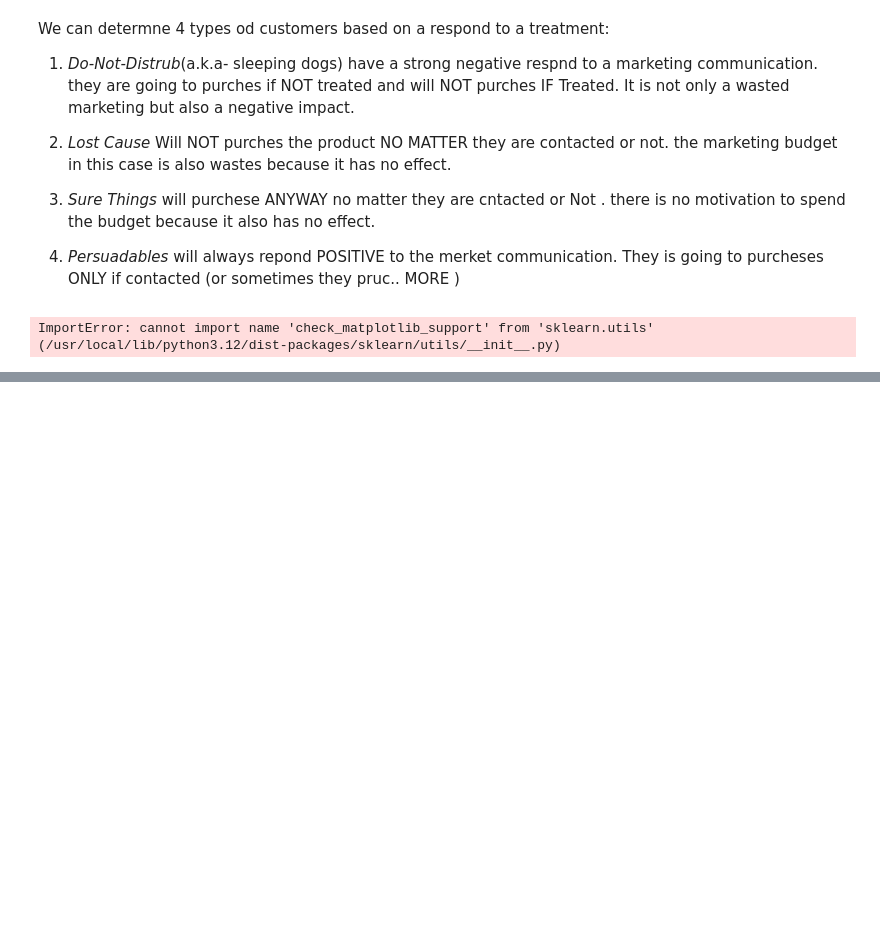
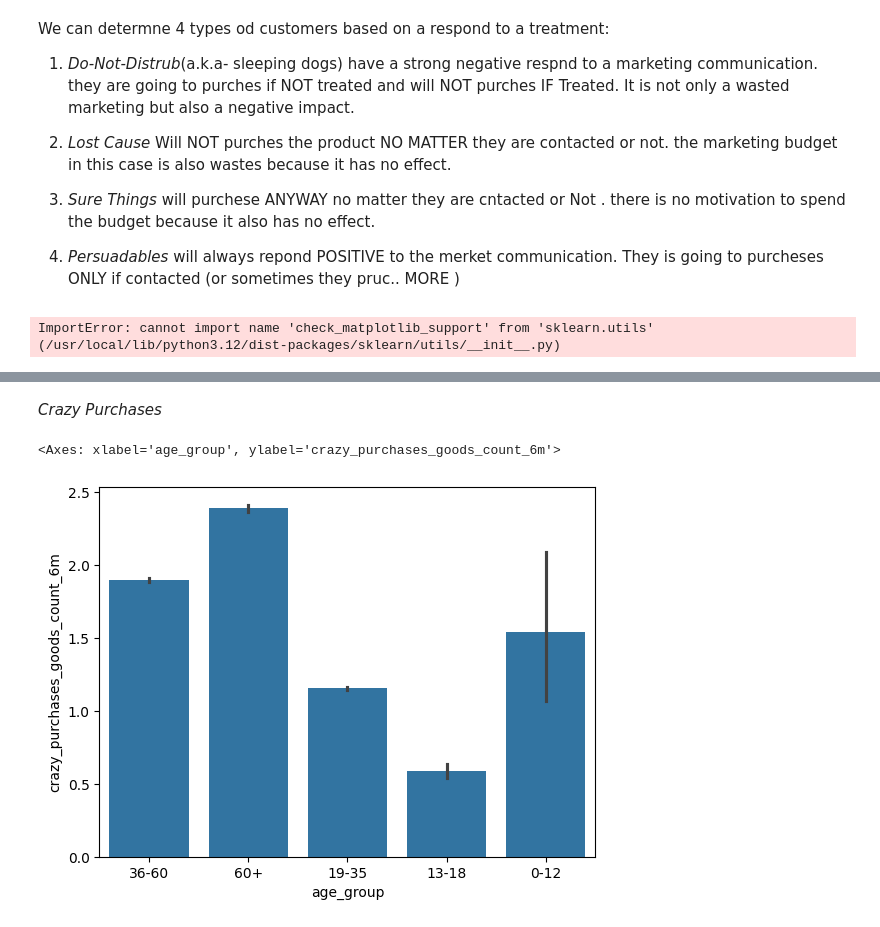
Before and after one commit to Bhupendra-glitch/Experimentation-Uplift-Modeling, a Jupyter notebook: Experimentation_Uplift_Modeling.ipynb, the cells around one changed output, grey strips where cells are left out. Cells and saved outputs as stored; diff of their text form; code cells hidden in the pictures; blank space fills up the shorter version.

```diff
--- a/Experimentation_Uplift_Modeling.ipynb
+++ b/Experimentation_Uplift_Modeling.ipynb
@@ -468,0 +641,7 @@ ImportError: cannot import name 'check_matplotlib_support' from 'sklearn.utils'
+# %% [markdown]
+*Crazy Purchases*
+# %%
+sns.barplot(x="age_group", y="crazy_purchases_goods_count_6m", data=pdf)
+# %% [output]
+<Axes: xlabel='age_group', ylabel='crazy_purchases_goods_count_6m'>
+[figure, added]
```
Also changed, not shown: parts of 42 cells of this notebook.
